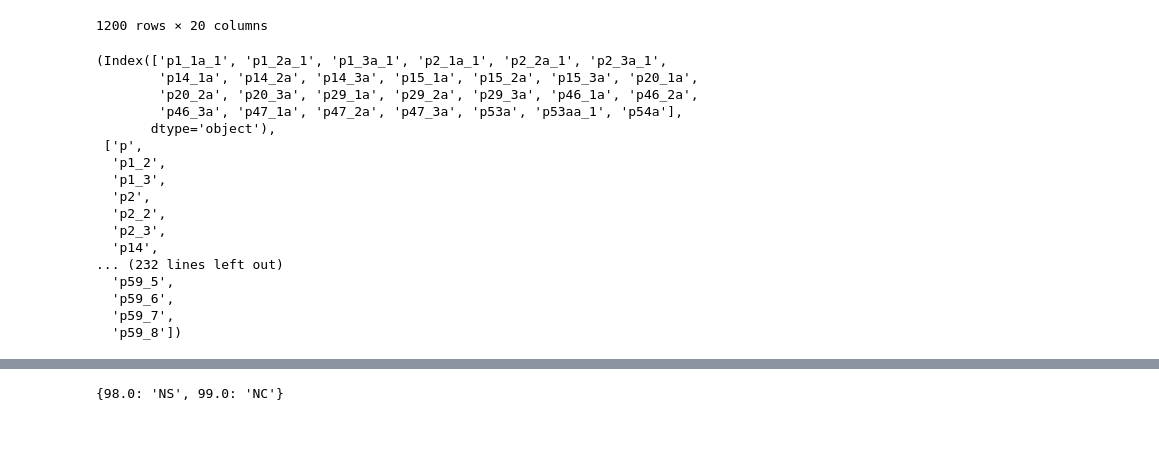
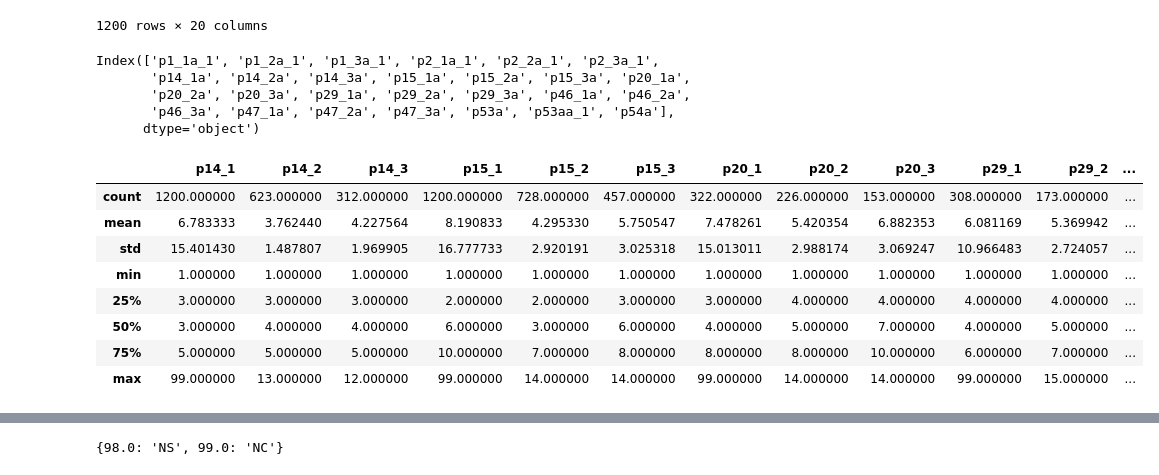
Before and after one commit to salvadorVMA/navegador, a Jupyter notebook: test_genai.ipynb, the cells around one changed output, grey strips where cells are left out. Saved outputs shown, nothing was run; the diff lists cells and outputs as text; code cells hidden in the pictures; blank space fills up the shorter version.

```diff
--- a/test_genai.ipynb
+++ b/test_genai.ipynb
@@ -723,26 +933,29 @@ enc_dict['Ciencia_y_Tecnologia']['dataframe'][filtered_columns.columns.str.rstri
 | 1198 | 3.0 | 5.0 | NaN | 1.0 | 2.0 | 7.0 | 1.0 | 4.0 | 10.0 | 1.0 | 4.0 | ... |
 | 1199 | 3.0 | NaN | NaN | 2.0 | 1.0 | NaN | NaN | NaN | NaN | NaN | NaN | ... |
 1200 rows × 20 columns
+# %%
+result
+# %% [output]
+Index(['p1_1a_1', 'p1_2a_1', 'p1_3a_1', 'p2_1a_1', 'p2_2a_1', 'p2_3a_1',
+       'p14_1a', 'p14_2a', 'p14_3a', 'p15_1a', 'p15_2a', 'p15_3a', 'p20_1a',
+       'p20_2a', 'p20_3a', 'p29_1a', 'p29_2a', 'p29_3a', 'p46_1a', 'p46_2a',
+       'p46_3a', 'p47_1a', 'p47_2a', 'p47_3a', 'p53a', 'p53aa_1', 'p54a'],
+      dtype='object')
 # %%
-result = enc_dict['Ciencia_y_Tecnologia']['dataframe'].filter(regex='^p.*(a_1|a)$').columns
-base_colnames = [col.rstrip('a_1').rstrip('_a') for col in result]
-matching_colnames = [col for col in enc_dict['Ciencia_y_Tecnologia']['dataframe'].columns if any(base in col for base in base_colnames)]
-result, base_colnames, matching_colnames
+result_a = enc_dict['Ciencia_y_Tecnologia']['dataframe'].filter(regex='^p.*a$').columns
+base_a = [col.rstrip('_a') for col in result_a]
+enc_dict['Ciencia_y_Tecnologia']['dataframe'][base_a].describe()
+
+# base_colnames = [col.rstrip('a_1').rstrip('_a') for col in result]
+# matching_colnames = [col for col in enc_dict['Ciencia_y_Tecnologia']['dataframe'].columns if any(base in col for base in base_colnames)]
+# result, base_colnames, matching_colnames
 # %% [output]
-(Index(['p1_1a_1', 'p1_2a_1', 'p1_3a_1', 'p2_1a_1', 'p2_2a_1', 'p2_3a_1',
-        'p14_1a', 'p14_2a', 'p14_3a', 'p15_1a', 'p15_2a', 'p15_3a', 'p20_1a',
-        'p20_2a', 'p20_3a', 'p29_1a', 'p29_2a', 'p29_3a', 'p46_1a', 'p46_2a',
-        'p46_3a', 'p47_1a', 'p47_2a', 'p47_3a', 'p53a', 'p53aa_1', 'p54a'],
-       dtype='object'),
- ['p',
-  'p1_2',
-  'p1_3',
-  'p2',
-  'p2_2',
-  'p2_3',
-  'p14',
-... (232 lines left out)
-  'p59_5',
-  'p59_6',
-  'p59_7',
-  'p59_8'])
+|  | p14_1 | p14_2 | p14_3 | p15_1 | p15_2 | p15_3 | p20_1 | p20_2 | p20_3 | p29_1 | p29_2 | ... |
+| count | 1200.000000 | 623.000000 | 312.000000 | 1200.000000 | 728.000000 | 457.000000 | 322.000000 | 226.000000 | 153.000000 | 308.000000 | 173.000000 | ... |
+| mean | 6.783333 | 3.762440 | 4.227564 | 8.190833 | 4.295330 | 5.750547 | 7.478261 | 5.420354 | 6.882353 | 6.081169 | 5.369942 | ... |
+| std | 15.401430 | 1.487807 | 1.969905 | 16.777733 | 2.920191 | 3.025318 | 15.013011 | 2.988174 | 3.069247 | 10.966483 | 2.724057 | ... |
+| min | 1.000000 | 1.000000 | 1.000000 | 1.000000 | 1.000000 | 1.000000 | 1.000000 | 1.000000 | 1.000000 | 1.000000 | 1.000000 | ... |
+| 25% | 3.000000 | 3.000000 | 3.000000 | 2.000000 | 2.000000 | 3.000000 | 3.000000 | 4.000000 | 4.000000 | 4.000000 | 4.000000 | ... |
+| 50% | 3.000000 | 4.000000 | 4.000000 | 6.000000 | 3.000000 | 6.000000 | 4.000000 | 5.000000 | 7.000000 | 4.000000 | 5.000000 | ... |
+| 75% | 5.000000 | 5.000000 | 5.000000 | 10.000000 | 7.000000 | 8.000000 | 8.000000 | 8.000000 | 10.000000 | 6.000000 | 7.000000 | ... |
+| max | 99.000000 | 13.000000 | 12.000000 | 99.000000 | 14.000000 | 14.000000 | 99.000000 | 14.000000 | 14.000000 | 99.000000 | 15.000000 | ... |
```
Also changed, not shown: parts of 10 cells of this notebook, 1 other file.
